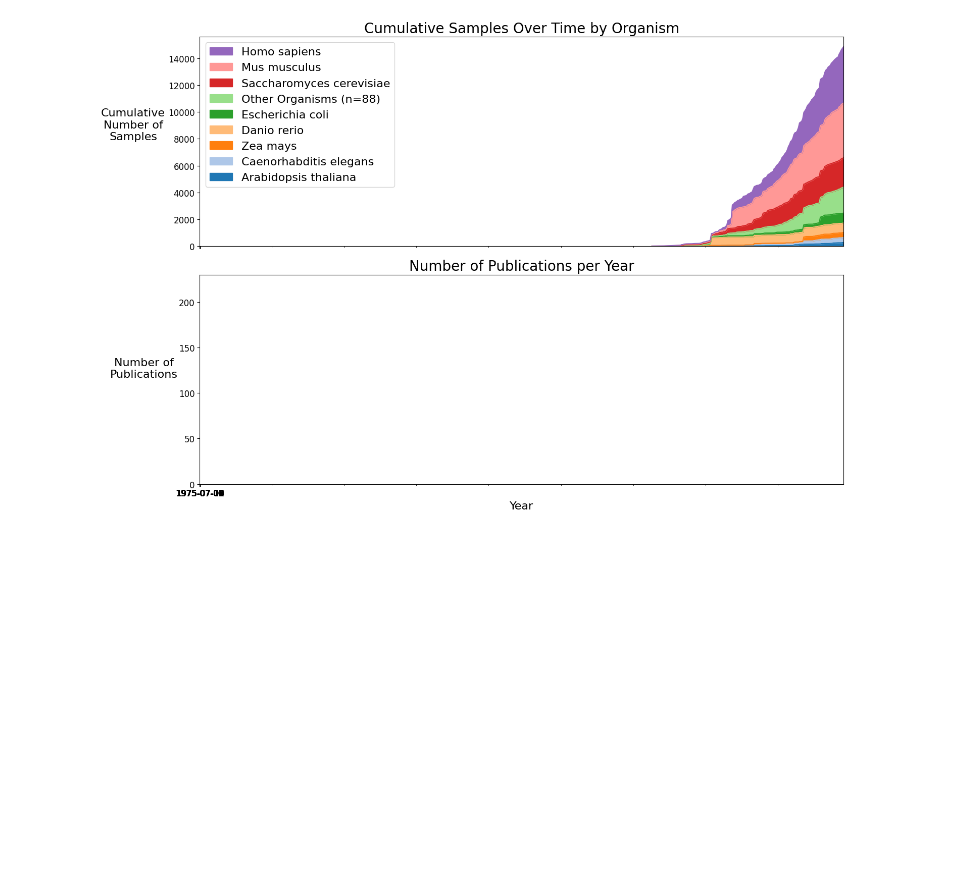
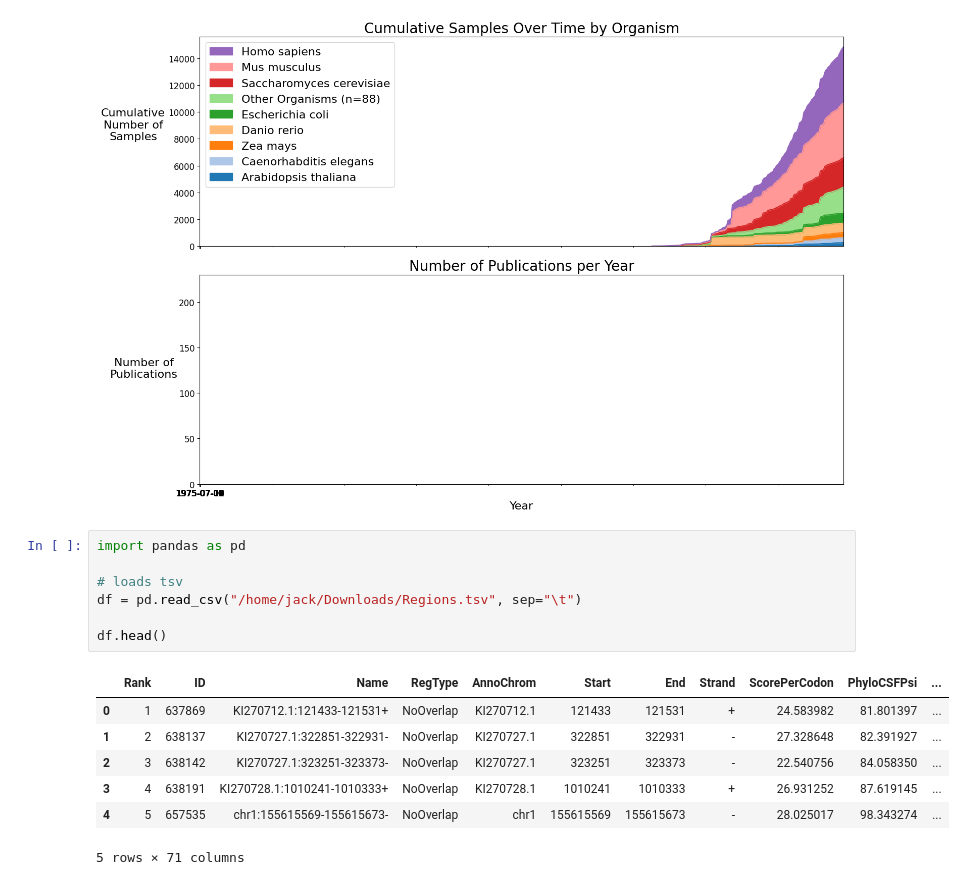
Before and after one commit to riboseqorg/Metadata, a Jupyter notebook: Figure_Generation.ipynb, the cells around one changed output. Cells and saved outputs as stored; diff of their text form; blank space fills up the shorter version.

```diff
--- a/Figure_Generation.ipynb
+++ b/Figure_Generation.ipynb
@@ -751,3 +1187,18 @@ plt.tight_layout()
 plt.savefig("test.svg")
 # %% [output]
 [figure]
+# %%
+import pandas as pd
+
+# loads tsv
+df = pd.read_csv("/home/jack/Downloads/Regions.tsv", sep="\t")
+
+df.head()
+# %% [output]
+|  | Rank | ID | Name | RegType | AnnoChrom | Start | End | Strand | ScorePerCodon | PhyloCSFPsi | ... |
+| 0 | 1 | 637869 | KI270712.1:121433-121531+ | NoOverlap | KI270712.1 | 121433 | 121531 | + | 24.583982 | 81.801397 | ... |
+| 1 | 2 | 638137 | KI270727.1:322851-322931- | NoOverlap | KI270727.1 | 322851 | 322931 | - | 27.328648 | 82.391927 | ... |
+| 2 | 3 | 638142 | KI270727.1:323251-323373- | NoOverlap | KI270727.1 | 323251 | 323373 | - | 22.540756 | 84.058350 | ... |
+| 3 | 4 | 638191 | KI270728.1:1010241-1010333+ | NoOverlap | KI270728.1 | 1010241 | 1010333 | + | 26.931252 | 87.619145 | ... |
+| 4 | 5 | 657535 | chr1:155615569-155615673- | NoOverlap | chr1 | 155615569 | 155615673 | - | 28.025017 | 98.343274 | ... |
+5 rows × 71 columns
```
Also changed, not shown: parts of 18 cells of this notebook, 12 other files.
